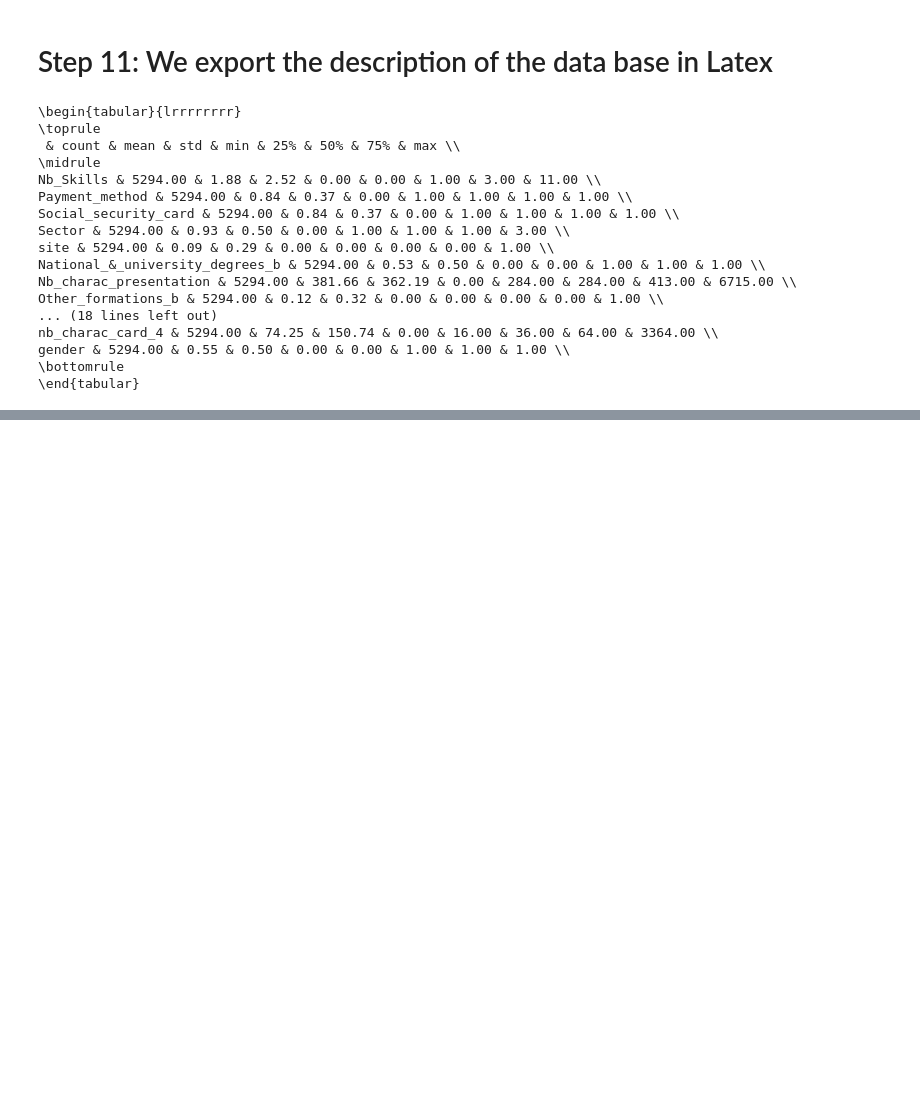
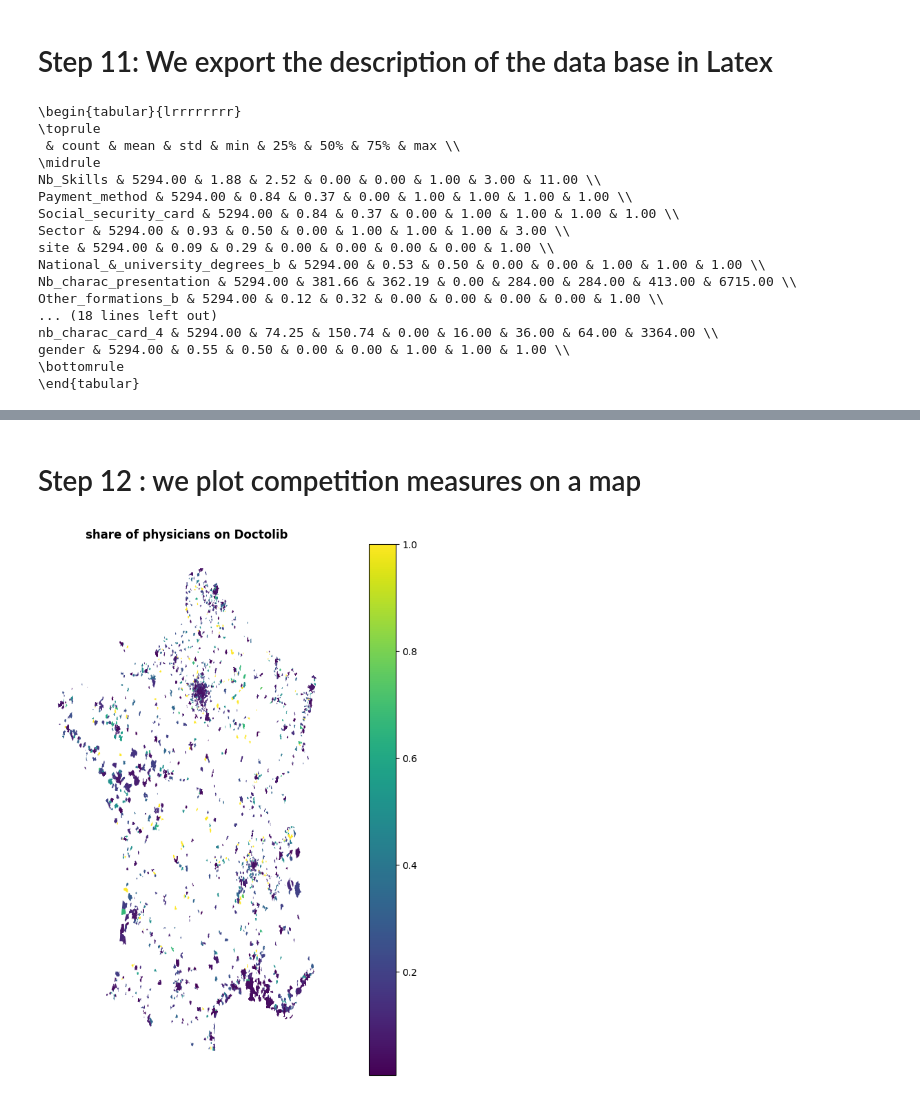
Before and after one commit to JulieBoyer/Econometrics, a Jupyter notebook: pre-treatment.ipynb, the cells around one changed output, grey strips where cells are left out. Drawn from its saved outputs; the diff is of its cells as text; code cells hidden in the pictures; blank space fills up the shorter version.

```diff
--- a/pre-treatment.ipynb
+++ b/pre-treatment.ipynb
@@ -530,2 +546,16 @@ Nb_doct_f_D_30km & 5294.00 & 0.00 & 0.01 & 0.00 & 0.00 & 0.00 & 0.00 & 0.02 \\
 \bottomrule
 \end{tabular}
+# %% [markdown]
+# Step 12 : we plot competition measures on a map
+# %%
+import geopandas as gpd
+gdf_plot = gpd.read_file('gdf_plot.geojson')
+# %%
+import matplotlib.pyplot as plt
+fig, ax = plt.subplots(figsize=(15, 10))
+gdf_plot.plot(column='share_Doctolib', legend=True, ax=ax)
+ax.set_title('share of physicians on Doctolib', weight= 'bold')
+plt.axis('off')
+fig.savefig('carte_share_D.png', dpi=300, bbox_inches= 'tight')
+# %% [output]
+[figure, added]
```
Also changed, not shown: parts of 14 cells of this notebook, 4 other files.
